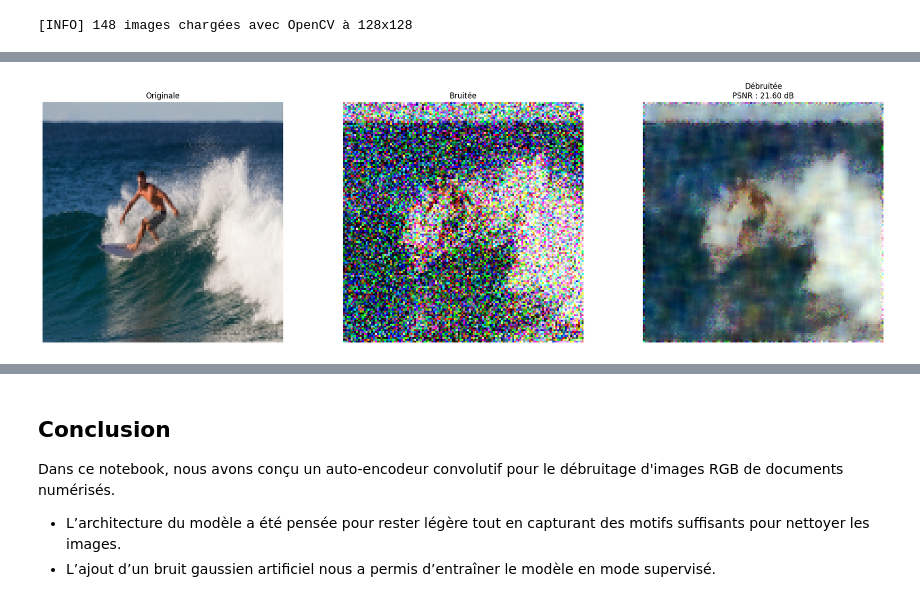
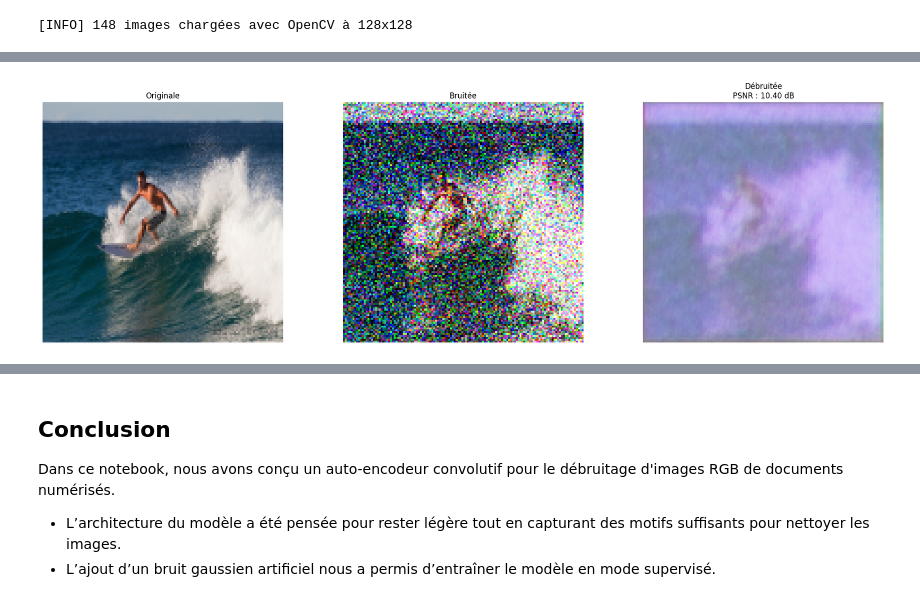
Before and after one commit to clementfornes13/leyenda_project, a Jupyter notebook: Livrable 2.ipynb, the cells around one changed output, grey strips where cells are left out. Saved outputs shown, nothing was run; the diff lists cells and outputs as text; code cells hidden in the pictures.

```diff
--- a/Livrable 2.ipynb
+++ b/Livrable 2.ipynb
@@ -52,6 +52,6 @@ def add_gaussian_noise(images, mean=0.0, std=0.1, show_example=False):
 
     return noisy_images
 
-X_noisy = add_gaussian_noise(X, std=0.4, show_example=True)
+X_noisy = add_gaussian_noise(X, std=0.3, show_example=True)
 noise = X_noisy - X
 # %% [output]
@@ -100,11 +121,11 @@ Model: "functional_32"
 # %%
 callbacks = [
-    EarlyStopping(patience=7, restore_best_weights=True, monitor='loss'),
-    ReduceLROnPlateau(patience=7, factor=0.5, verbose=1)
+    EarlyStopping(patience=7, restore_best_weights=True, monitor='val_loss'),
+    ReduceLROnPlateau(patience=5, factor=0.5, verbose=1)
 ]
 
-history = dncnn.fit(
-    X_noisy, noise,
+history = model.fit(
+    X_noisy, X,  # image bruitée → image propre
     batch_size=8,
     epochs=200,
     validation_split=0.1,
@@ -147,6 +169,6 @@ plt.show()
 # %%
-predicted_noise = dncnn.predict(np.expand_dims(X_noisy[0], axis=0))[0]
-denoised_img = np.clip(X_noisy[0] - predicted_noise, 0., 1.)
+denoised_img = model.predict(np.expand_dims(X_noisy[0], axis=0))[0]
+denoised_img = np.clip(denoised_img, 0., 1.)
 image_psnr = psnr(X[0], denoised_img, data_range=1.0)
 
 plt.figure(figsize=(20, 6))
@@ -159 +181 @@ plt.tight_layout(); plt.show()
-[figure, old version]
+[figure, new version]
```
Also changed, not shown: parts of 7 cells of this notebook.
